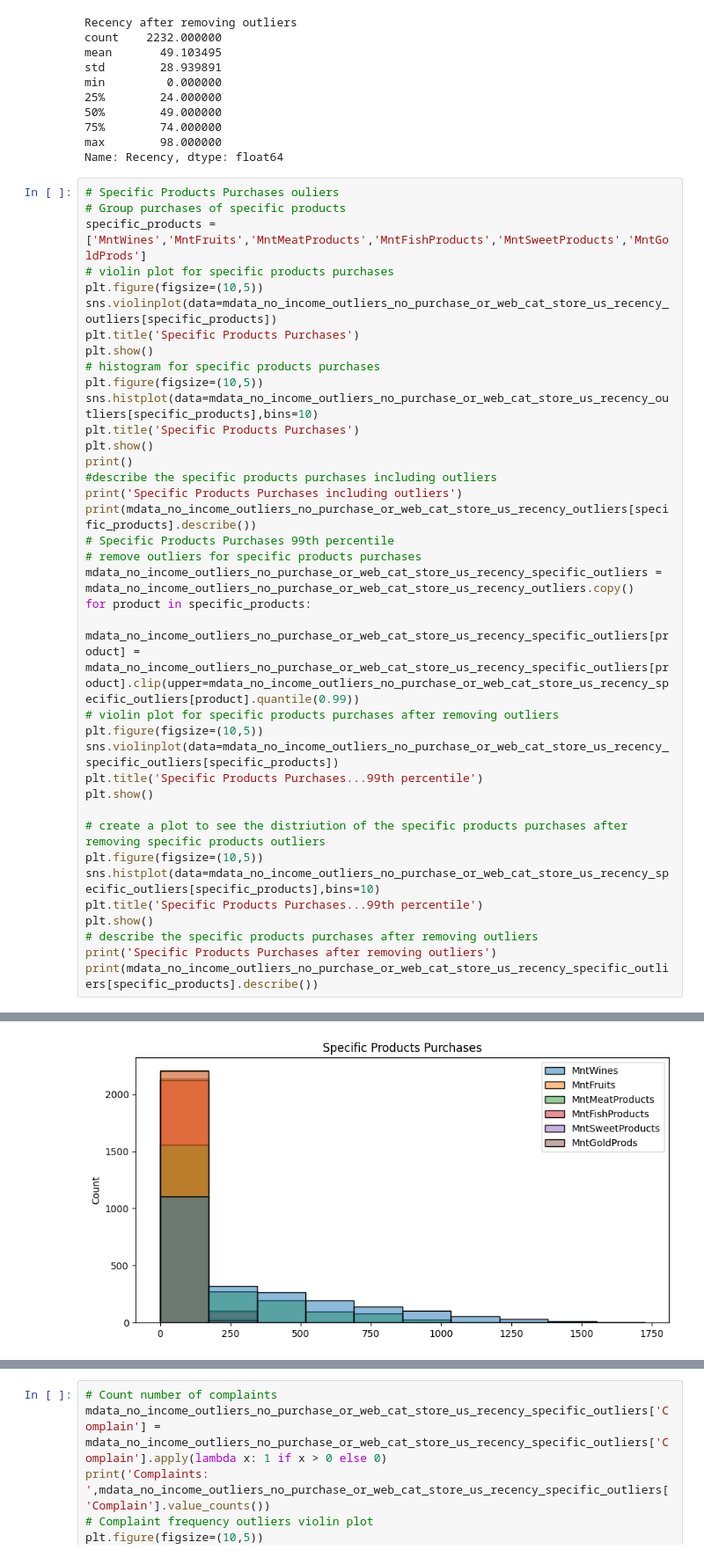
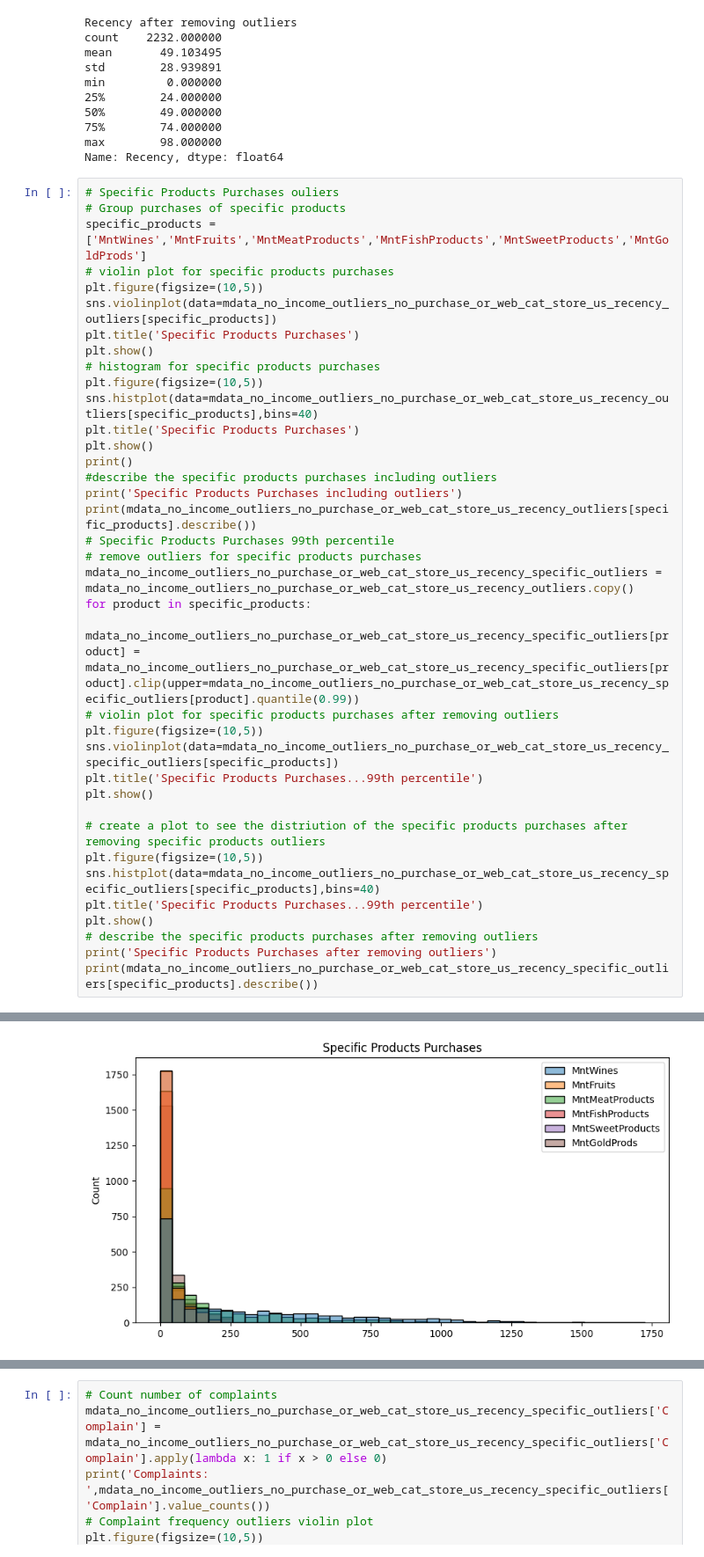
Before and after one commit to OsorioEL/Marketing_Campaign, a Jupyter notebook: Marketing_Campaing.ipynb, the cells around one changed output, grey strips where cells are left out. Shown at 88% size. Saved outputs shown, nothing was run; the diff lists cells and outputs as text.

Commit message:
Continued work on outliers

```diff
--- a/Marketing_Campaing.ipynb
+++ b/Marketing_Campaing.ipynb
@@ -996,36 +996,36 @@ sns.violinplot(data=mdata_no_income_outliers_no_purchase_or_web_cat_store_us_rec
 plt.title('Specific Products Purchases')
 plt.show()
 # histogram for specific products purchases
 plt.figure(figsize=(10,5))
-sns.histplot(data=mdata_no_income_outliers_no_purchase_or_web_cat_store_us_recency_outliers[specific_products],bins=10)
+sns.histplot(data=mdata_no_income_outliers_no_purchase_or_web_cat_store_us_recency_outliers[specific_products],bins=40)
 plt.title('Specific Products Purchases')
 plt.show()
 print()
 #describe the specific products purchases including outliers
 print('Specific Products Purchases including outliers')
 print(mdata_no_income_outliers_no_purchase_or_web_cat_store_us_recency_outliers[specific_products].describe())
 # Specific Products Purchases 99th percentile
 # remove outliers for specific products purchases
 mdata_no_income_outliers_no_purchase_or_web_cat_store_us_recency_specific_outliers = mdata_no_income_outliers_no_purchase_or_web_cat_store_us_recency_outliers.copy()
 for product in specific_products:
     mdata_no_income_outliers_no_purchase_or_web_cat_store_us_recency_specific_outliers[product] = mdata_no_income_outliers_no_purchase_or_web_cat_store_us_recency_specific_outliers[product].clip(upper=mdata_no_income_outliers_no_purchase_or_web_cat_store_us_recency_specific_outliers[product].quantile(0.99))
 # violin plot for specific products purchases after removing outliers
 plt.figure(figsize=(10,5))
 sns.violinplot(data=mdata_no_income_outliers_no_purchase_or_web_cat_store_us_recency_specific_outliers[specific_products])
 plt.title('Specific Products Purchases...99th percentile')
 plt.show()
 
 # create a plot to see the distriution of the specific products purchases after removing specific products outliers
 plt.figure(figsize=(10,5))
-sns.histplot(data=mdata_no_income_outliers_no_purchase_or_web_cat_store_us_recency_specific_outliers[specific_products],bins=10)
+sns.histplot(data=mdata_no_income_outliers_no_purchase_or_web_cat_store_us_recency_specific_outliers[specific_products],bins=40)
 plt.title('Specific Products Purchases...99th percentile')
 plt.show()
 # describe the specific products purchases after removing outliers
 print('Specific Products Purchases after removing outliers')
 print(mdata_no_income_outliers_no_purchase_or_web_cat_store_us_recency_specific_outliers[specific_products].describe())
 # %% [output]
 [figure]
-[figure, old version]
+[figure, new version]
 Specific Products Purchases including outliers
           MntWines    MntFruits  MntMeatProducts  MntFishProducts  \
 count  2232.000000  2232.000000      2232.000000      2232.000000
```
Also changed, not shown: parts of 4 cells of this notebook.
